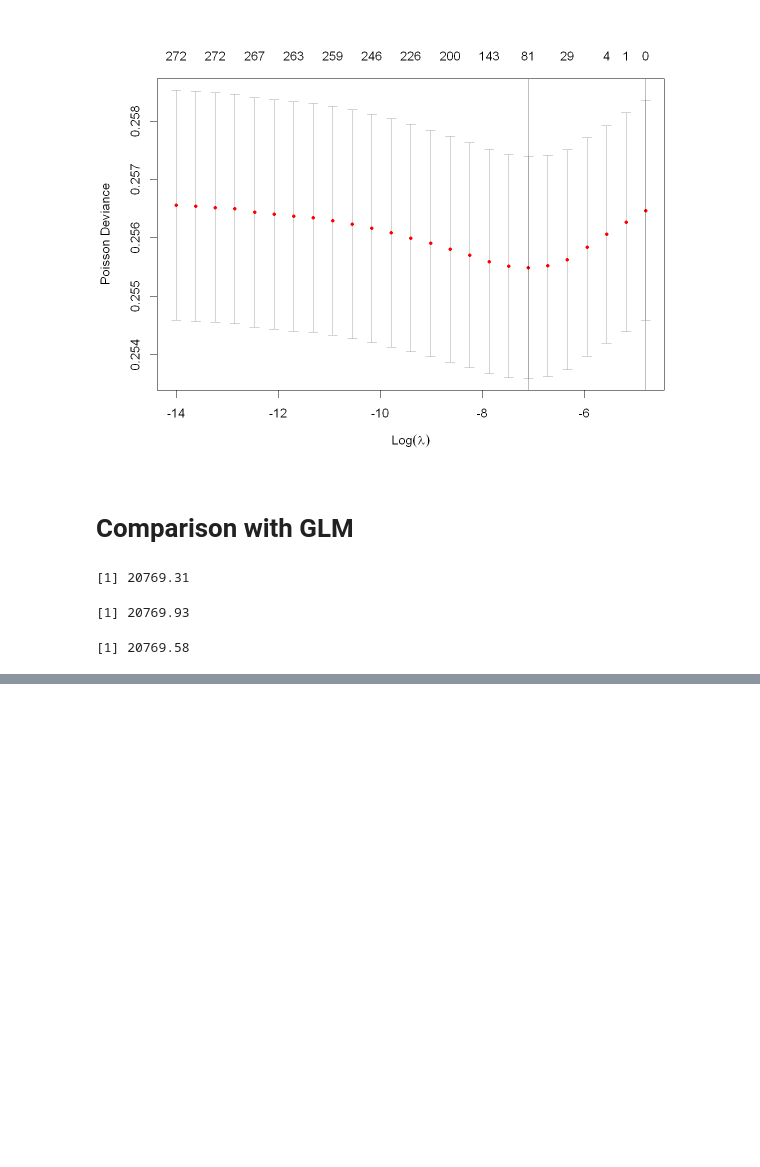
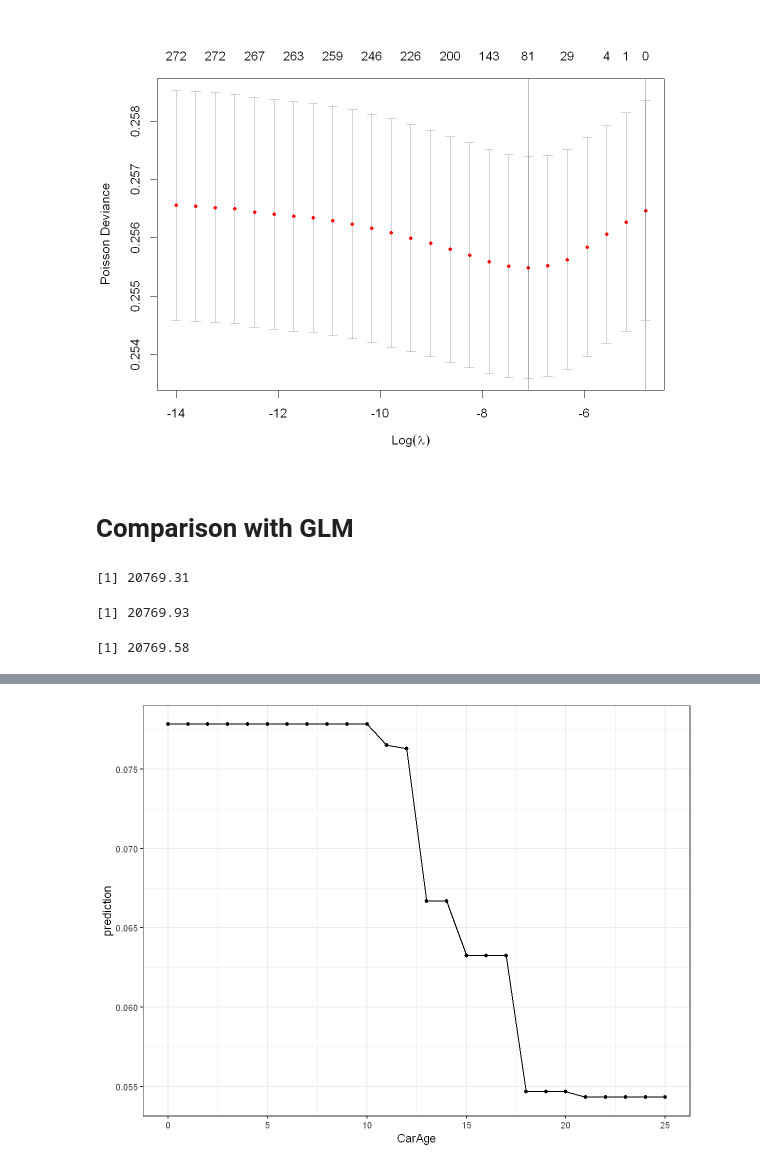
Before and after one commit to fpechon/UCLouvain-LACTU2110, a Jupyter notebook: 5. GLM/Elastic Net.ipynb, the cells around one changed output, grey strips where cells are left out. Drawn from its saved outputs; the diff is of its cells as text; code cells hidden in the pictures; blank space fills up the shorter version.

```diff
--- a/5. GLM/Elastic Net.ipynb
+++ b/5. GLM/Elastic Net.ipynb
@@ -190,0 +298,5 @@ x_test = model.matrix(ClaimNb ~ 0 + Power * Region + Power * Brand + Power * Gas
+# %%
+ggplot(plotdata %>% group_by(CarAge) %>% summarise(prediction = mean(prediction)),
+       aes(x=CarAge, y=prediction)) + geom_point() + geom_line() + theme_bw()
+# %% [output]
+[figure, added]
```
Also changed, not shown: parts of 14 cells of this notebook, 7 other files.
